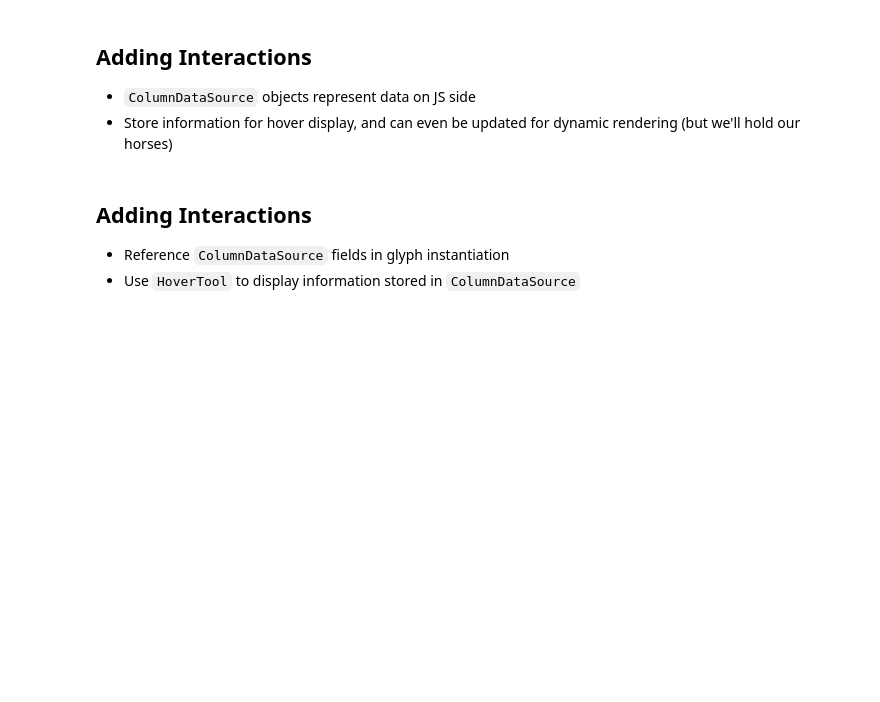
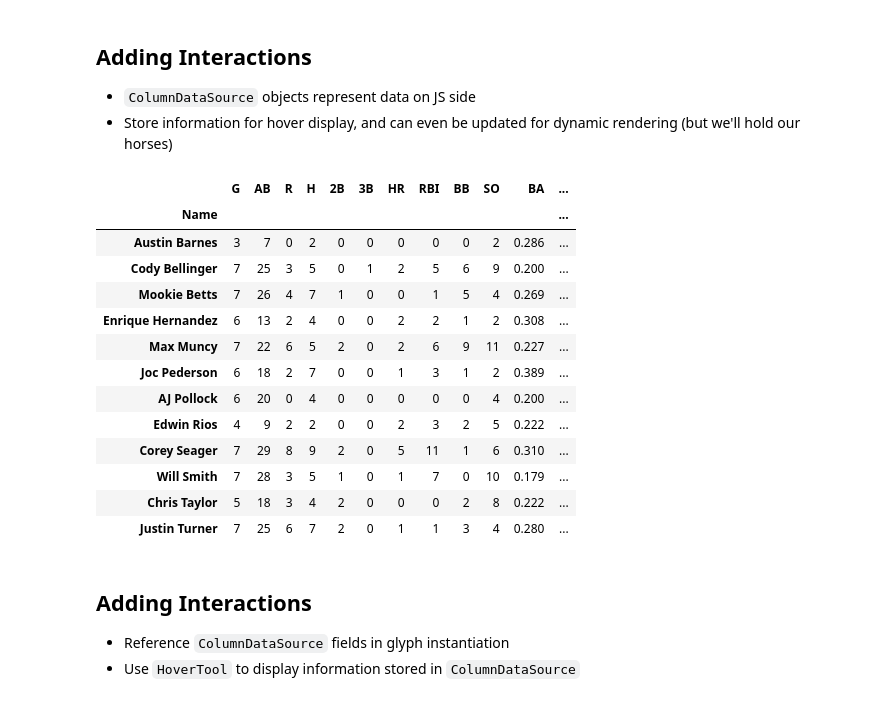
Before and after one commit to alecgunny/bokeh-demo, a Jupyter notebook: demo.ipynb, the cells around one changed output. Cells and saved outputs as stored; diff of their text form; code cells hidden in the pictures; blank space fills up the shorter version.

```diff
--- a/demo.ipynb
+++ b/demo.ipynb
@@ -99,3 +88,28 @@ source = ColumnDataSource({
+# %%
+import pandas as pd
+
+df = pd.read_html("https://www.baseball-reference.com/postseason/2020_NLCS.shtml", match="Justin Turner")[0]
+df = df[df.columns[:20]]
+df.columns = [x[1] for x in df.columns]
+df = df.dropna(axis="rows", how="any")
+df["Name"] = df.Name.str.replace("*", "")
+df = df.set_index("Name")
+df
+# %% [output]
+|  | G | AB | R | H | 2B | 3B | HR | RBI | BB | SO | BA | ... |
+| Name |  |  |  |  |  |  |  |  |  |  |  | ... |
+| Austin Barnes | 3 | 7 | 0 | 2 | 0 | 0 | 0 | 0 | 0 | 2 | 0.286 | ... |
+| Cody Bellinger | 7 | 25 | 3 | 5 | 0 | 1 | 2 | 5 | 6 | 9 | 0.200 | ... |
+| Mookie Betts | 7 | 26 | 4 | 7 | 1 | 0 | 0 | 1 | 5 | 4 | 0.269 | ... |
+| Enrique Hernandez | 6 | 13 | 2 | 4 | 0 | 0 | 2 | 2 | 1 | 2 | 0.308 | ... |
+| Max Muncy | 7 | 22 | 6 | 5 | 2 | 0 | 2 | 6 | 9 | 11 | 0.227 | ... |
+| Joc Pederson | 6 | 18 | 2 | 7 | 0 | 0 | 1 | 3 | 1 | 2 | 0.389 | ... |
+| AJ Pollock | 6 | 20 | 0 | 4 | 0 | 0 | 0 | 0 | 0 | 4 | 0.200 | ... |
+| Edwin Rios | 4 | 9 | 2 | 2 | 0 | 0 | 2 | 3 | 2 | 5 | 0.222 | ... |
+| Corey Seager | 7 | 29 | 8 | 9 | 2 | 0 | 5 | 11 | 1 | 6 | 0.310 | ... |
+| Will Smith | 7 | 28 | 3 | 5 | 1 | 0 | 1 | 7 | 0 | 10 | 0.179 | ... |
+| Chris Taylor | 5 | 18 | 3 | 4 | 2 | 0 | 0 | 0 | 2 | 8 | 0.222 | ... |
+| Justin Turner | 7 | 25 | 6 | 7 | 2 | 0 | 1 | 1 | 3 | 4 | 0.280 | ... |
 # %% [markdown]
 ## Adding Interactions
 - Reference `ColumnDataSource` fields in glyph instantiation
```
Also changed, not shown: parts of 24 cells of this notebook, 1 other file.
